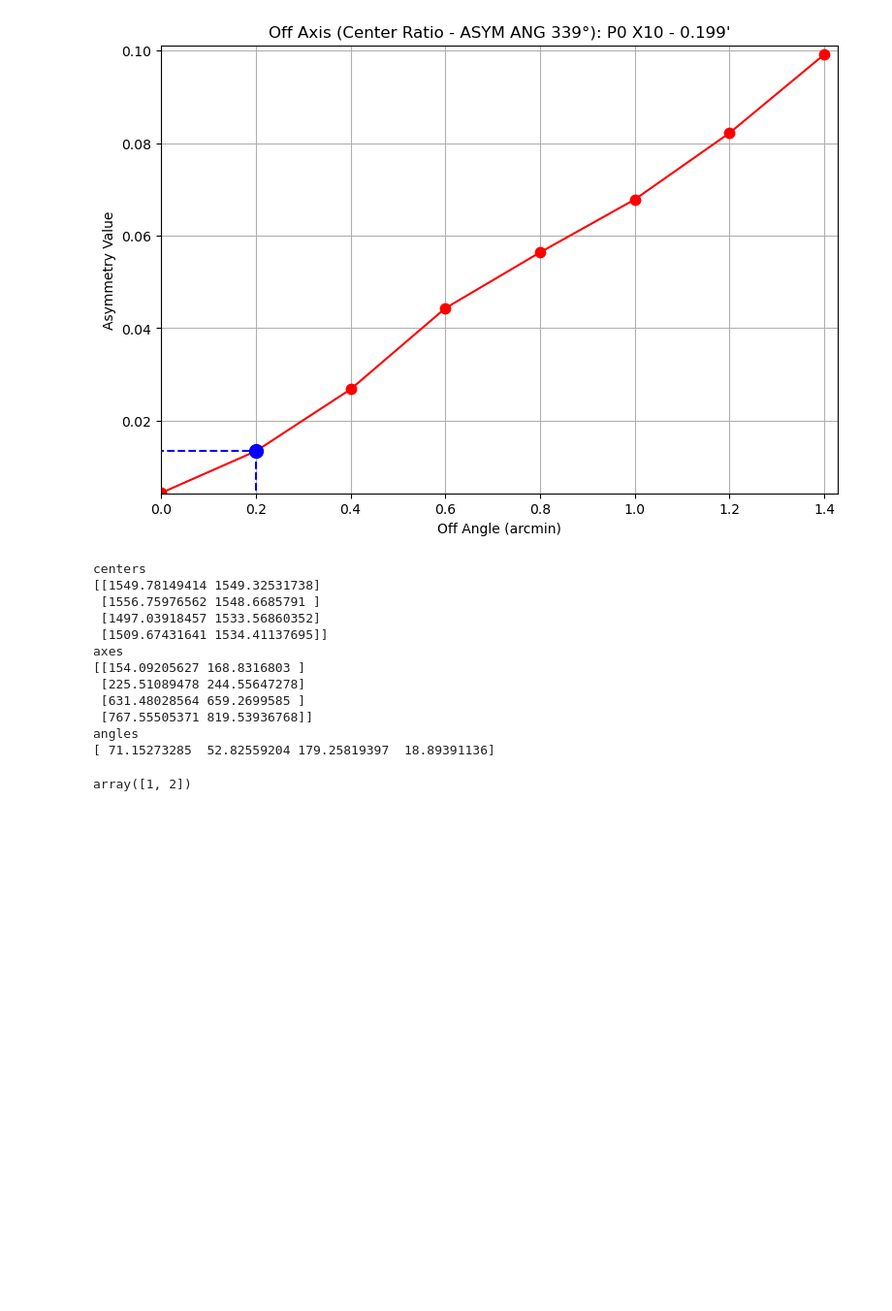
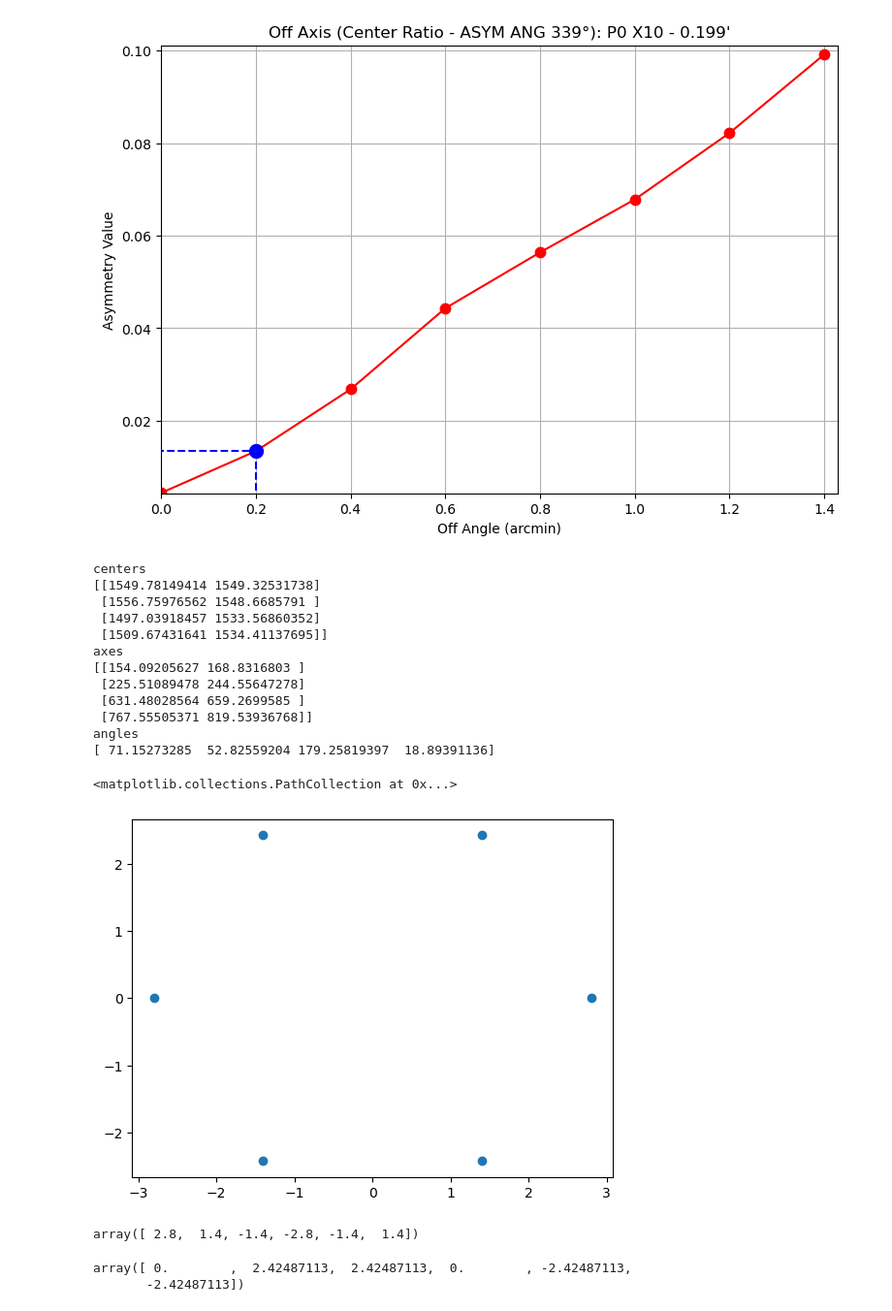
Before and after one commit to dannysun91/opal_foxsi, a Jupyter notebook: python_code/off_angle.ipynb, the cells around one changed output. Shown: that part at 97% size. Saved outputs shown, nothing was run; the diff lists cells and outputs as text; code cells hidden in the pictures; blank space fills up the shorter version.

```diff
--- a/python_code/off_angle.ipynb
+++ b/python_code/off_angle.ipynb
@@ -262,5 +274,25 @@ axes
 angles
 [ 71.15273285  52.82559204 179.25819397  18.89391136]
 # %%
+sc1 = np.array([0.0,2.8])
+sc2 = np.array([np.cos(30.0*np.pi/180.0),np.sin(30.0*np.pi/180.0)])*2.8
+sc3 = np.array([np.cos(-30.0*np.pi/180.0),np.sin(-30.0*np.pi/180.0)])*2.8
+sc4 = np.array([0.0,-2.8])
+sc5 = np.array([np.cos(-150.0*np.pi/180.0),np.sin(-150.0*np.pi/180.0)])*2.8
+sc6 = np.array([np.cos(150.0*np.pi/180.0),np.sin(150.0*np.pi/180.0)])*2.8
+
+sc=np.array([sc1,sc2,sc3,sc4,sc5,sc6])
-# %% [output]
-array([1, 2])
+# %%
+plt.scatter(sc[:,1],sc[:,0])
+# %% [output]
+<matplotlib.collections.PathCollection at 0x...>
+[figure, added]
+# %%
+sc[:,1]
+# %% [output]
+array([ 2.8,  1.4, -1.4, -2.8, -1.4,  1.4])
+# %%
+sc[:,0]
+# %% [output]
+array([ 0.        ,  2.42487113,  2.42487113,  0.        , -2.42487113,
+       -2.42487113])
```
Also changed, not shown: parts of 2 cells of this notebook.
